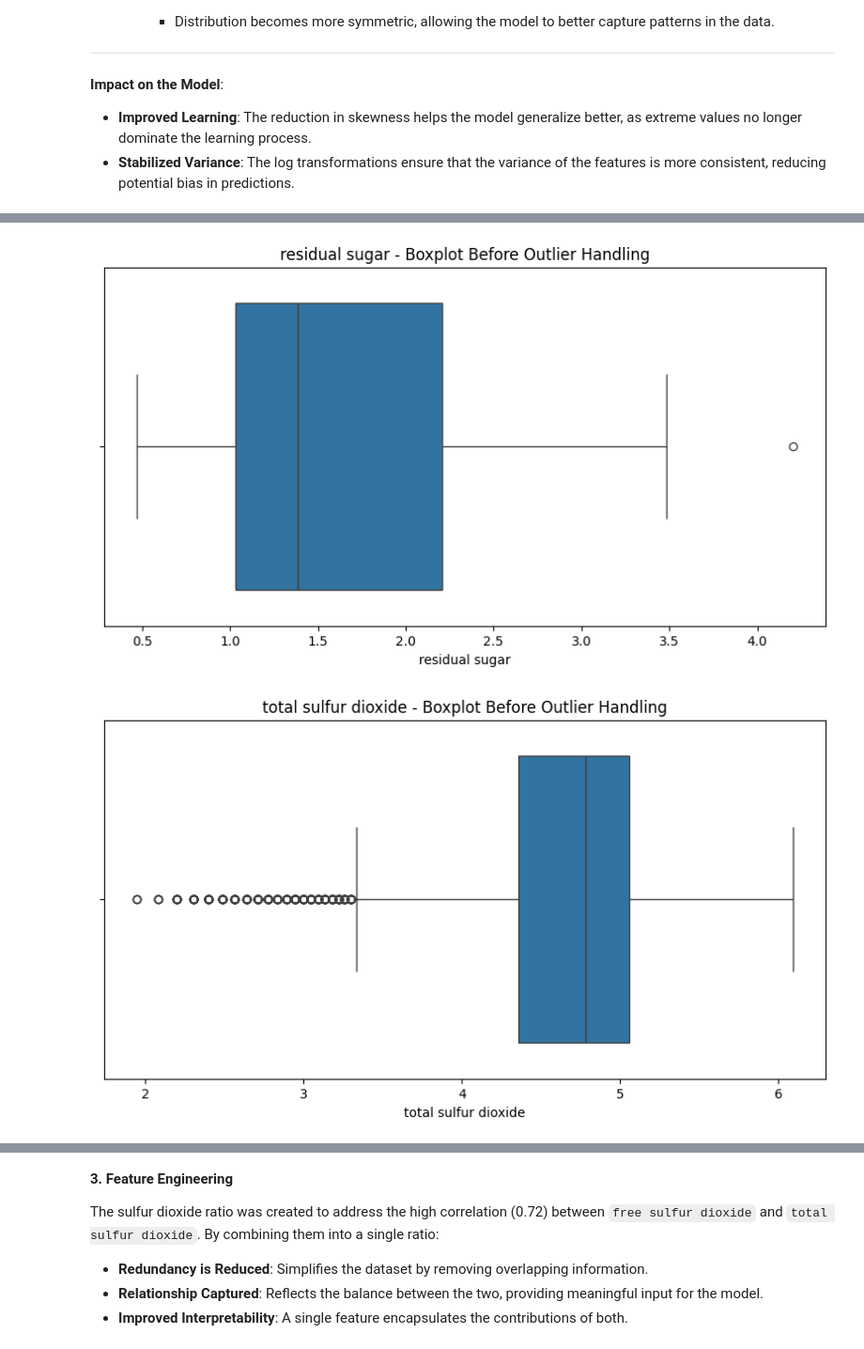
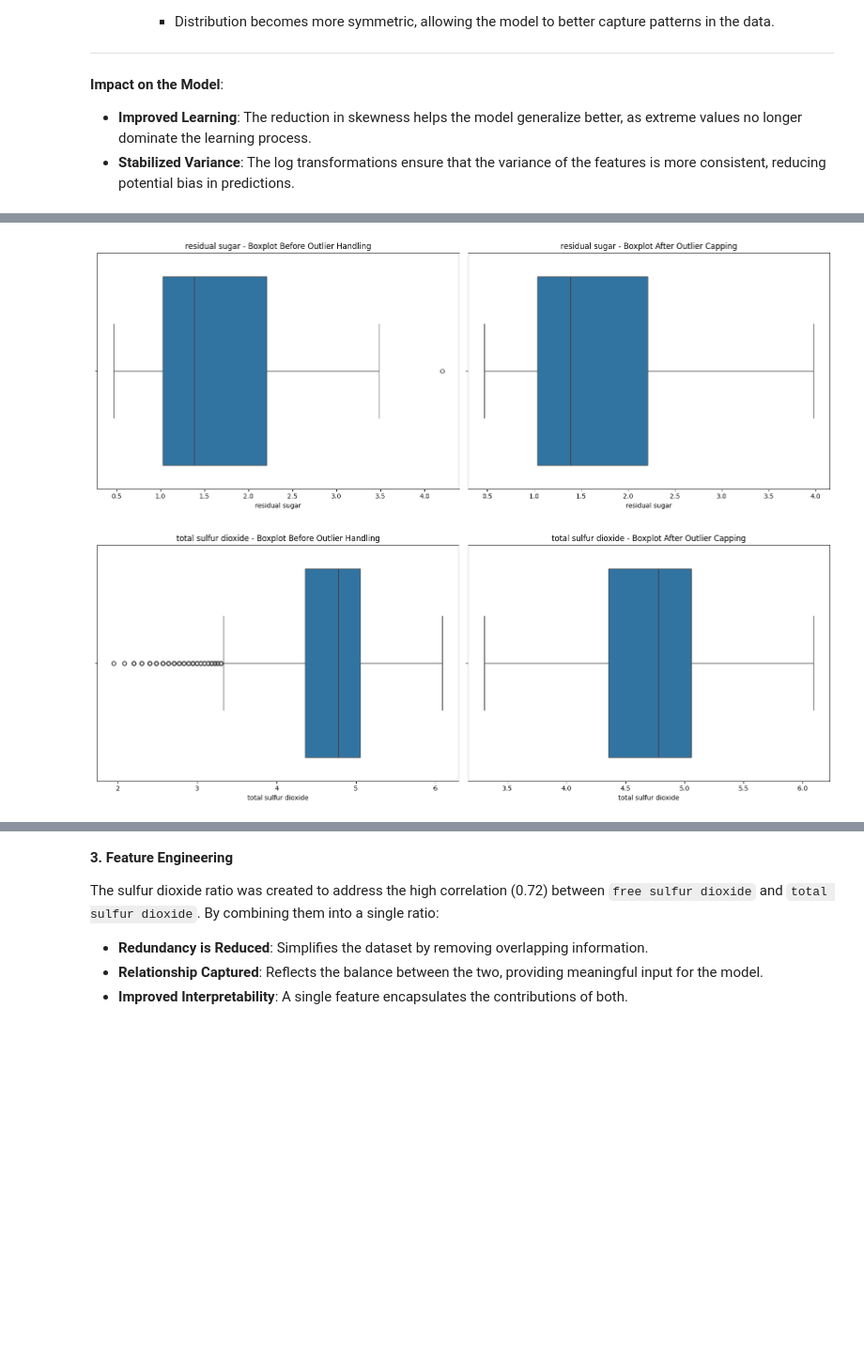
Before and after one commit to amitkarol/TDS-WineQualityPrediction, a Jupyter notebook: part2.ipynb, the cells around one changed output, grey strips where cells are left out. Shown: that part at 94% size. Saved outputs shown, nothing was run; the diff lists cells and outputs as text; code cells hidden in the pictures; blank space fills up the shorter version.

```diff
--- a/part2.ipynb
+++ b/part2.ipynb
@@ -113,23 +114,3 @@ Features like `residual sugar` and `total sulfur dioxide` exhibit skewed distrib
 To address this:
 - **Log transformations** were applied to stabilize variance and reduce skewness.
 - Histograms visualize the overall distribution before and after transformation, demonstrating how the skewness is reduced.
-# %%
-# Visualization of skewed features before transformation
-skewed_features = ['residual sugar', 'total sulfur dioxide']
-for feature in skewed_features:
-    plt.figure(figsize=(10, 5))
-    plt.subplot(1, 2, 1)
-    sns.histplot(data[feature], kde=True, bins=30)
-    plt.title(f'{feature} - Original Distribution')
-
-# Apply log transformations to skewed features
-for feature in skewed_features:
-    if feature in X.columns:
-        X[feature] = np.log1p(X[feature])
-
-# Visualization of skewed features after transformation
-for feature in skewed_features:
-    plt.figure(figsize=(10, 5))
-    plt.subplot(1, 2, 1)
-    sns.histplot(X[feature], kde=True, bins=30)
-    plt.title(f'{feature} - Transformed Distribution')
@@ -180,40 +186,32 @@ From analysis, the following features had significant outliers:
 # %%
 # List of features for outlier handling
 outlier_features = ['residual sugar', 'total sulfur dioxide', 'density', 'alcohol', 'chlorides']
 
-# Visualization of features before outlier handling
-# Create boxplots for each feature
+# Visualization of features before and after outlier handling
 for feature in outlier_features:
     if feature in X.columns:  # Ensure the feature exists in the dataset
-        plt.figure(figsize=(10, 5))
-        sns.boxplot(x=X[feature])
-        plt.title(f'{feature} - Boxplot Before Outlier Handling')
-        plt.show()
-
-# Outlier handling using IQR
-for feature in outlier_features:
-    if feature in X.columns:  # Check if the feature exists in the dataset
+        # Calculate IQR and clip outliers
         Q1 = X[feature].quantile(0.25)
         Q3 = X[feature].quantile(0.75)
         IQR = Q3 - Q1
         lower_bound = Q1 - 1.5 * IQR
         upper_bound = Q3 + 1.5 * IQR
-        X[feature] = np.clip(X[feature], lower_bound, upper_bound)
+        X_capped = np.clip(X[feature], lower_bound, upper_bound)
 
-# Visualization of features after outlier handling
-for feature in outlier_features:
-    if feature in X.columns:
-        plt.figure(figsize=(10, 5))
-        sns.boxplot(x=X[feature])
-        plt.title(f'{feature} - Boxplot After Outlier Capping')
+        # Create side-by-side boxplots
+        fig, axes = plt.subplots(1, 2, figsize=(16, 6))
+
+        # Boxplot before handling outliers
+        sns.boxplot(x=X[feature], ax=axes[0])
+        axes[0].set_title(f'{feature} - Boxplot Before Outlier Handling')
+
+        # Boxplot after handling outliers
+        sns.boxplot(x=X_capped, ax=axes[1])
+        axes[1].set_title(f'{feature} - Boxplot After Outlier Capping')
+
+        # Adjust layout
+        plt.tight_layout()
         plt.show()
-
-# Robust scaling to minimize the impact of outliers
-scaler = RobustScaler()
-scaled_features = ['residual sugar', 'total sulfur dioxide', 'density', 'alcohol', 'chlorides']
-for feature in scaled_features:
-    if feature in X.columns:  # Check if the feature exists
-        X[feature] = scaler.fit_transform(X[[feature]])
 # %% [output]
-[figure, old version]
+[figure, new version]
-[figure, old version]
+[figure, new version]
```
Also changed, not shown: parts of 13 cells of this notebook.
